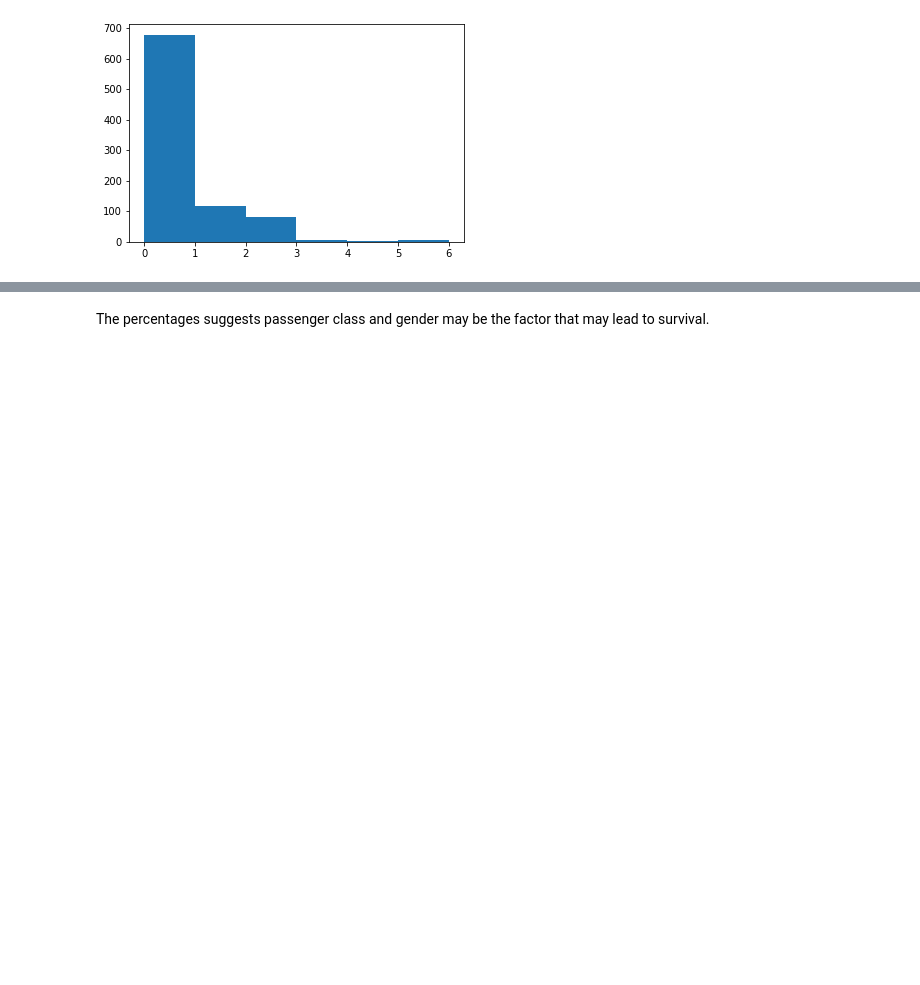
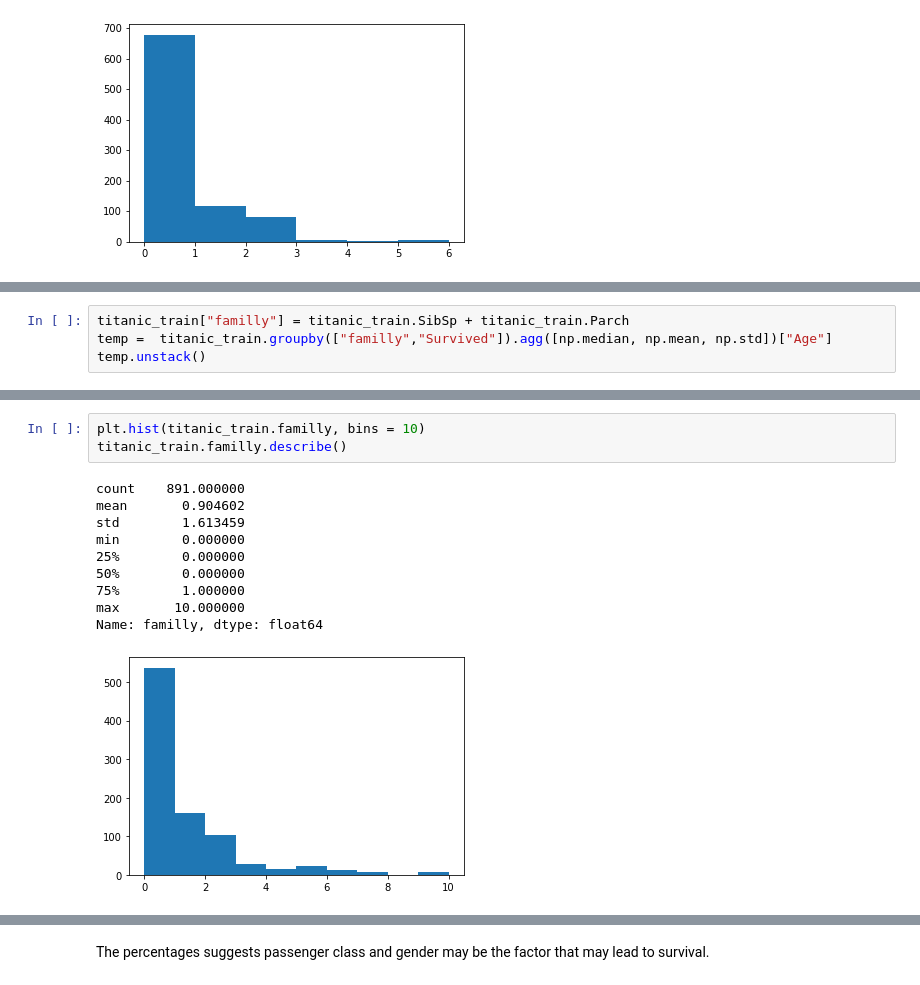
Before and after one commit to patRyserWelch8/KaggleTitanic, a Jupyter notebook: titanic.ipynb, the cells around one changed output, grey strips where cells are left out. Saved outputs shown, nothing was run; the diff lists cells and outputs as text; blank space fills up the shorter version.

```diff
--- a/titanic.ipynb
+++ b/titanic.ipynb
@@ -390,0 +421,4 @@ Name: Parch, dtype: float64
+# %%
+titanic_train["familly"] = titanic_train.SibSp + titanic_train.Parch
+temp =  titanic_train.groupby(["familly","Survived"]).agg([np.median, np.mean, np.std])["Age"]
+temp.unstack()
@@ -391 +438,15 @@ Name: Parch, dtype: float64
+# %%
+plt.hist(titanic_train.familly, bins = 10)
+titanic_train.familly.describe()
+# %% [output]
+count    891.000000
+mean       0.904602
+std        1.613459
+min        0.000000
+25%        0.000000
+50%        0.000000
+75%        1.000000
+max       10.000000
+Name: familly, dtype: float64
+[figure, added]
 # %%
```
Also changed, not shown: parts of 11 cells of this notebook.
